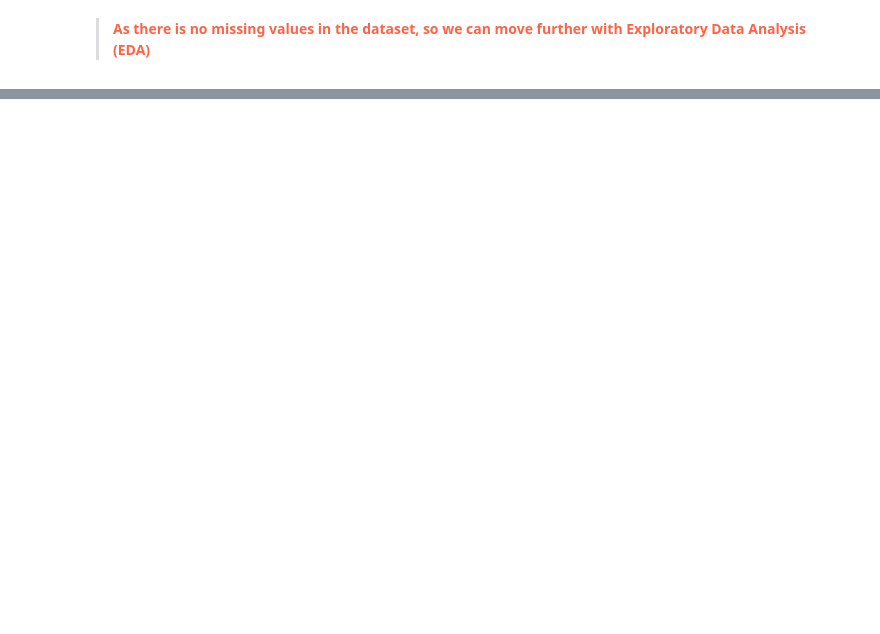
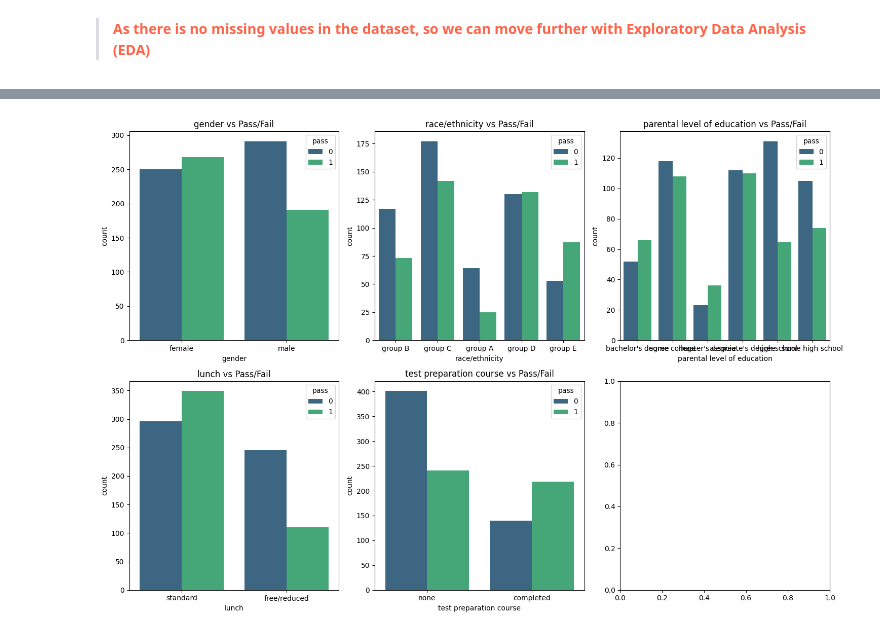
Before and after one commit to Kanakbaghel/Model_Evaluation_and_Tuning, a Jupyter notebook: Project_Notebook.ipynb, the cells around one changed output, grey strips where cells are left out. Saved outputs shown, nothing was run; the diff lists cells and outputs as text; code cells hidden in the pictures; blank space fills up the shorter version.

```diff
--- a/Project_Notebook.ipynb
+++ b/Project_Notebook.ipynb
@@ -120,0 +202,11 @@ dtype: int64
+# %%
+# Categorical feature distributions
+categorical_cols = ['gender', 'race/ethnicity', 'parental level of education', 'lunch', 'test preparation course']
+fig, axes = plt.subplots(2, 3, figsize=(15, 10))
+for i, col in enumerate(categorical_cols):
+    sns.countplot(x=col, hue='pass', data=df, ax=axes[i//3, i%3], palette='viridis')
+    axes[i//3, i%3].set_title(f'{col} vs Pass/Fail')
+plt.tight_layout()
+plt.show()
+# %% [output]
+[figure, added]
```
Also changed, not shown: parts of 40 cells of this notebook.
